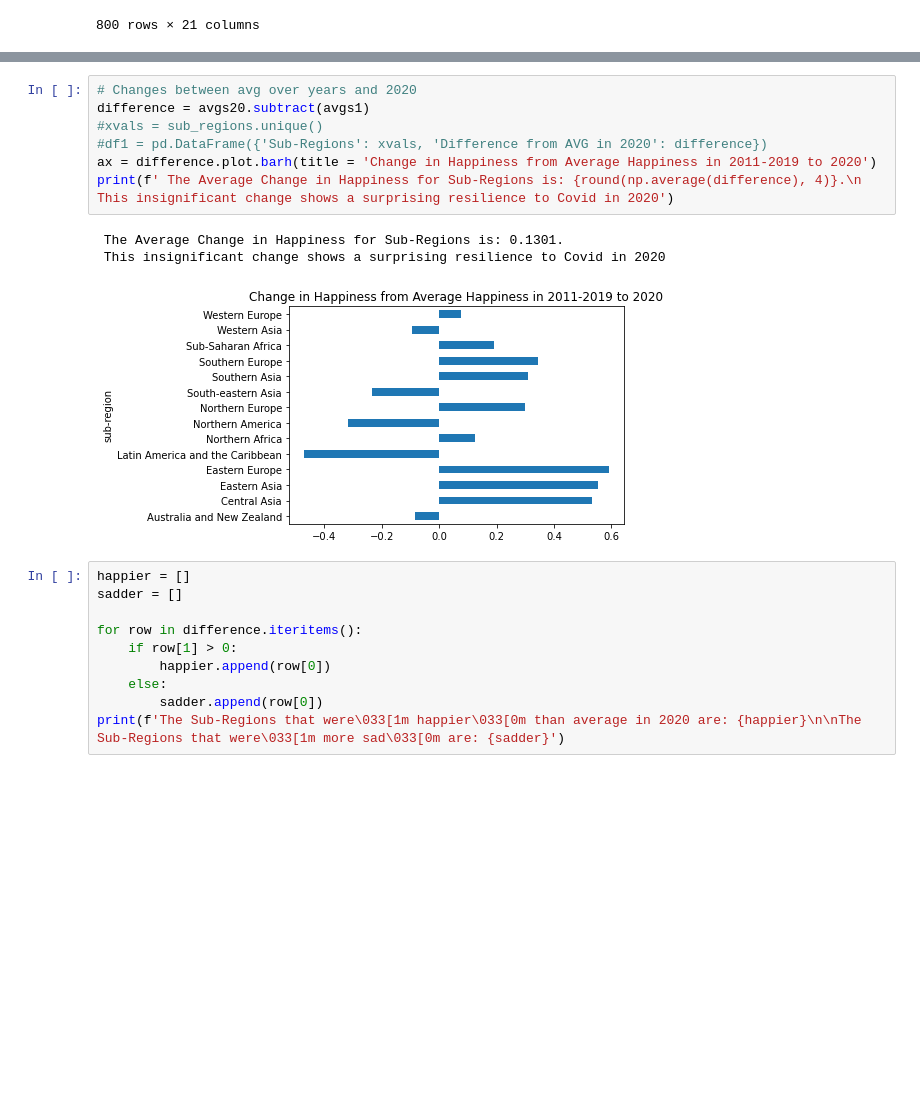
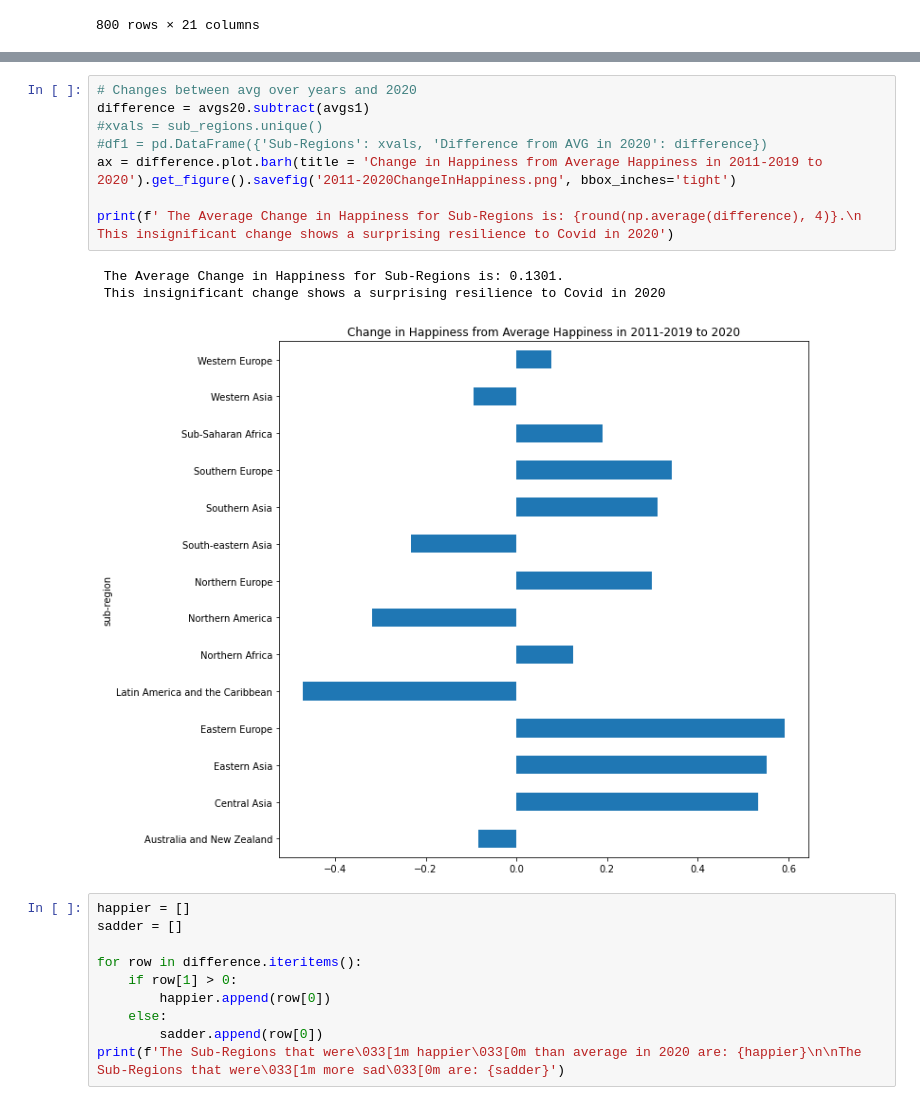
Before and after one commit to SimplyLizzy/FactorsOfHappinness, a Jupyter notebook: Avg Life Ladder vs. Sub-Region.ipynb, the cells around one changed output, grey strips where cells are left out. Saved outputs shown, nothing was run; the diff lists cells and outputs as text; blank space fills up the shorter version.

```diff
--- a/Avg Life Ladder vs. Sub-Region.ipynb
+++ b/Avg Life Ladder vs. Sub-Region.ipynb
@@ -152,14 +152,15 @@ ax = avgs20.plot.barh(title = 'Average Life Ladder per Sub-Region in 2020')
 # %%
 # Changes between avg over years and 2020
 difference = avgs20.subtract(avgs1)
 #xvals = sub_regions.unique()
 #df1 = pd.DataFrame({'Sub-Regions': xvals, 'Difference from AVG in 2020': difference})
-ax = difference.plot.barh(title = 'Change in Happiness from Average Happiness in 2011-2019 to 2020')
+ax = difference.plot.barh(title = 'Change in Happiness from Average Happiness in 2011-2019 to 2020').get_figure().savefig('2011-2020ChangeInHappiness.png', bbox_inches='tight')
+
 print(f' The Average Change in Happiness for Sub-Regions is: {round(np.average(difference), 4)}.\n This insignificant change shows a surprising resilience to Covid in 2020')
 # %% [output]
  The Average Change in Happiness for Sub-Regions is: 0.1301.
  This insignificant change shows a surprising resilience to Covid in 2020
-[figure, old version]
+[figure, new version]
 # %%
 happier = []
 sadder = []
```
Also changed, not shown: parts of 8 cells of this notebook, 4 other files.
